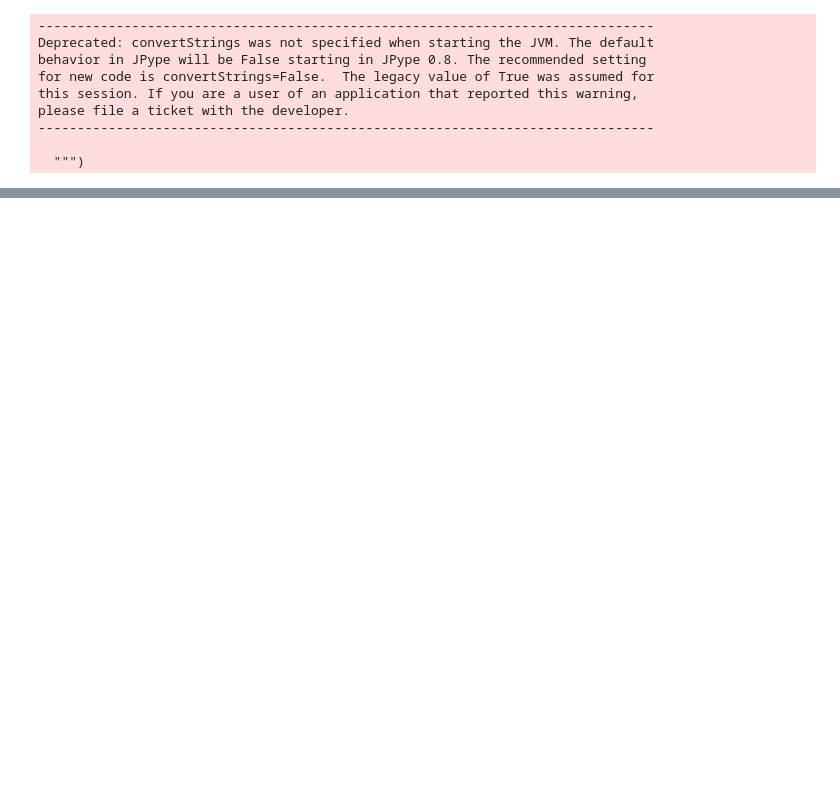
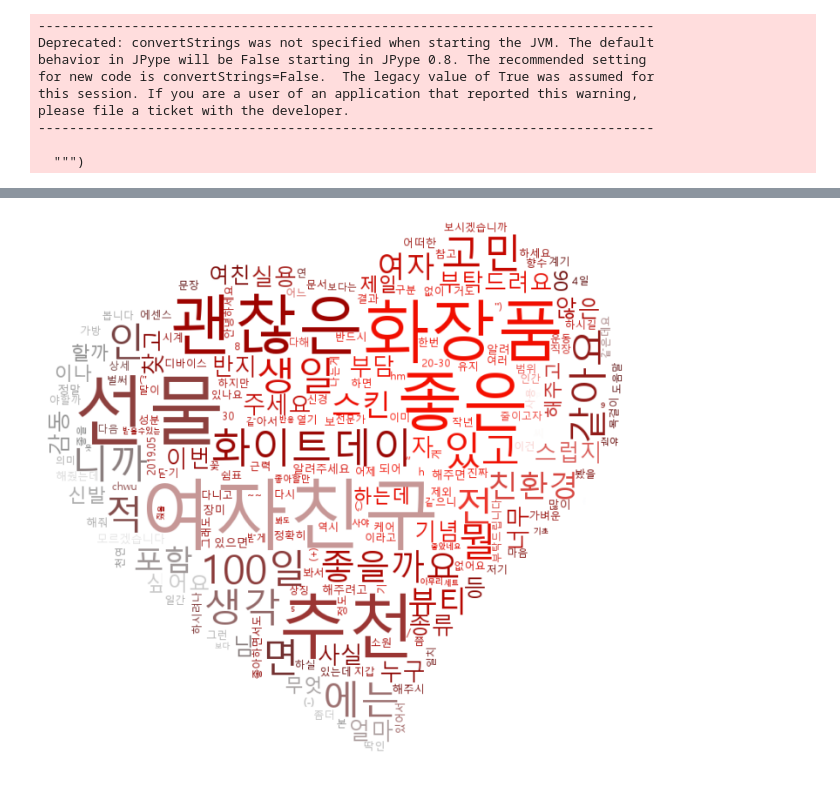
Before and after one commit to Q3333/Study, a Jupyter notebook: Python_Data_Analysis/8.자연어 처리/소스코드_MD&ipynb/8.8 Present.ipynb, the cells around one changed output, grey strips where cells are left out. Cells and saved outputs as stored; diff of their text form; code cells hidden in the pictures; blank space fills up the shorter version.

```diff
--- a/Python_Data_Analysis/8.자연어 처리/소스코드_MD&ipynb/8.8 Present.ipynb
+++ b/Python_Data_Analysis/8.자연어 처리/소스코드_MD&ipynb/8.8 Present.ipynb
@@ -200,0 +224,19 @@ plt.show()
+# %%
+data = ko.vocab().most_common(300)
+
+wordcloud = WordCloud(font_path='c:/Windows/Fonts/malgun.ttf',
+                      relative_scaling = 0.1,
+                      mask=mask,
+                      background_color='white',
+                      min_font_size=1,
+                      max_font_size=100
+                      ).generate_from_frequencies(dict(data))
+
+default_colors = wordcloud.to_array()
+# %%
+plt.figure(figsize=(12,12))
+plt.imshow(wordcloud.recolor(color_func=image_colors),interpolation="bilinear")
+plt.axis("off")
+plt.show()
+# %% [output]
+[figure, added]
```
Also changed, not shown: parts of 10 cells of this notebook, 11 other files.
